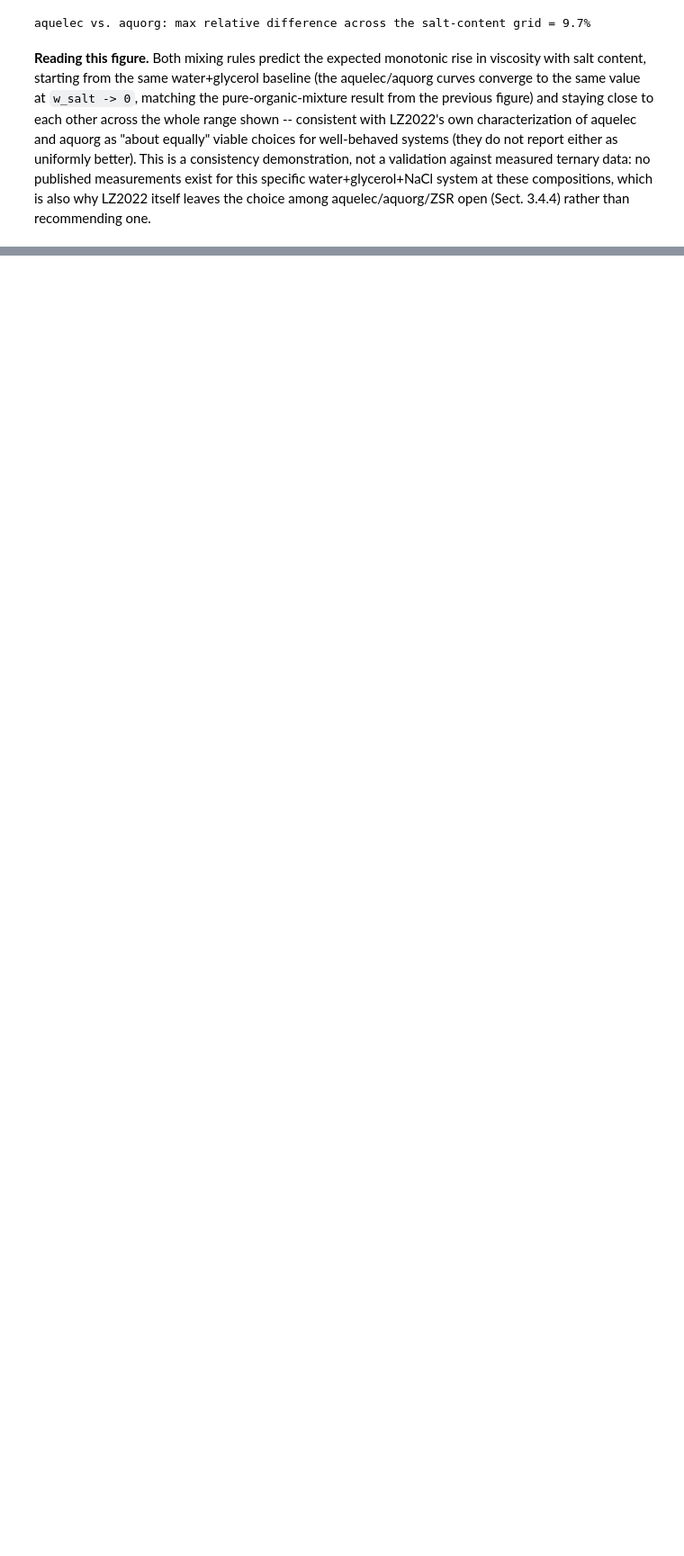
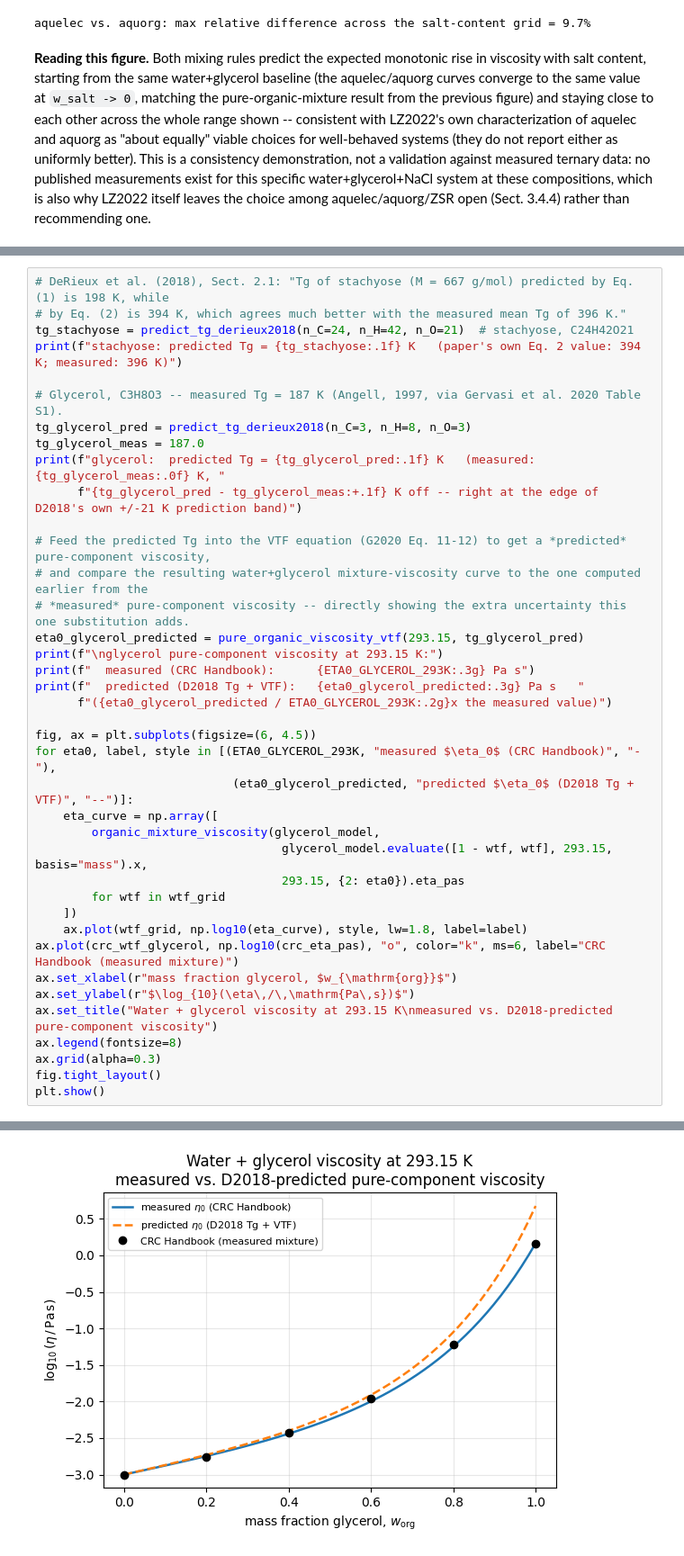
Before and after one commit to SeoulTechPSE/aiomfac-python, a Jupyter notebook: notebooks/05_lilek_zuend2022_viscosity.ipynb, the cells around one changed output, grey strips where cells are left out. Shown at 90% size. Drawn from its saved outputs; the diff is of its cells as text; blank space fills up the shorter version.

```diff
--- a/notebooks/05_lilek_zuend2022_viscosity.ipynb
+++ b/notebooks/05_lilek_zuend2022_viscosity.ipynb
@@ -382,0 +411,40 @@ LZ2022 itself leaves the choice among aquelec/aquorg/ZSR open (Sect. 3.4.4) rath
+# %%
+# DeRieux et al. (2018), Sect. 2.1: "Tg of stachyose (M = 667 g/mol) predicted by Eq. (1) is 198 K, while
+# by Eq. (2) is 394 K, which agrees much better with the measured mean Tg of 396 K."
+tg_stachyose = predict_tg_derieux2018(n_C=24, n_H=42, n_O=21)  # stachyose, C24H42O21
+print(f"stachyose: predicted Tg = {tg_stachyose:.1f} K   (paper's own Eq. 2 value: 394 K; measured: 396 K)")
+
+# Glycerol, C3H8O3 -- measured Tg = 187 K (Angell, 1997, via Gervasi et al. 2020 Table S1).
+tg_glycerol_pred = predict_tg_derieux2018(n_C=3, n_H=8, n_O=3)
+tg_glycerol_meas = 187.0
+print(f"glycerol:  predicted Tg = {tg_glycerol_pred:.1f} K   (measured: {tg_glycerol_meas:.0f} K, "
+      f"{tg_glycerol_pred - tg_glycerol_meas:+.1f} K off -- right at the edge of D2018's own +/-21 K prediction band)")
+
+# Feed the predicted Tg into the VTF equation (G2020 Eq. 11-12) to get a *predicted* pure-component viscosity,
+# and compare the resulting water+glycerol mixture-viscosity curve to the one computed earlier from the
+# *measured* pure-component viscosity -- directly showing the extra uncertainty this one substitution adds.
+eta0_glycerol_predicted = pure_organic_viscosity_vtf(293.15, tg_glycerol_pred)
+print(f"\nglycerol pure-component viscosity at 293.15 K:")
+print(f"  measured (CRC Handbook):      {ETA0_GLYCEROL_293K:.3g} Pa s")
+print(f"  predicted (D2018 Tg + VTF):   {eta0_glycerol_predicted:.3g} Pa s   "
+      f"({eta0_glycerol_predicted / ETA0_GLYCEROL_293K:.2g}x the measured value)")
+
+fig, ax = plt.subplots(figsize=(6, 4.5))
+for eta0, label, style in [(ETA0_GLYCEROL_293K, "measured $\eta_0$ (CRC Handbook)", "-"),
+                            (eta0_glycerol_predicted, "predicted $\eta_0$ (D2018 Tg + VTF)", "--")]:
+    eta_curve = np.array([
+        organic_mixture_viscosity(glycerol_model,
+                                   glycerol_model.evaluate([1 - wtf, wtf], 293.15, basis="mass").x,
+                                   293.15, {2: eta0}).eta_pas
+        for wtf in wtf_grid
+    ])
+    ax.plot(wtf_grid, np.log10(eta_curve), style, lw=1.8, label=label)
+ax.plot(crc_wtf_glycerol, np.log10(crc_eta_pas), "o", color="k", ms=6, label="CRC Handbook (measured mixture)")
+ax.set_xlabel(r"mass fraction glycerol, $w_{\mathrm{org}}$")
+ax.set_ylabel(r"$\log_{10}(\eta\,/\,\mathrm{Pa\,s})$")
+ax.set_title("Water + glycerol viscosity at 293.15 K\nmeasured vs. D2018-predicted pure-component viscosity")
+ax.legend(fontsize=8)
+ax.grid(alpha=0.3)
+fig.tight_layout()
+plt.show()
+# %% [output]
@@ -382,0 +457 @@ LZ2022 itself leaves the choice among aquelec/aquorg/ZSR open (Sect. 3.4.4) rath
+[figure, added]
```
Also changed, not shown: parts of 6 cells of this notebook, 5 other files.
